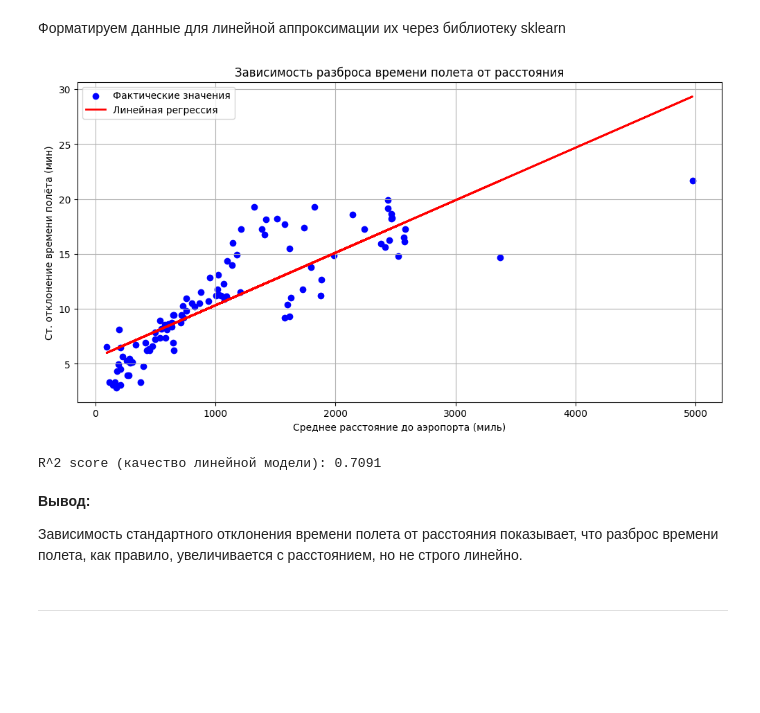
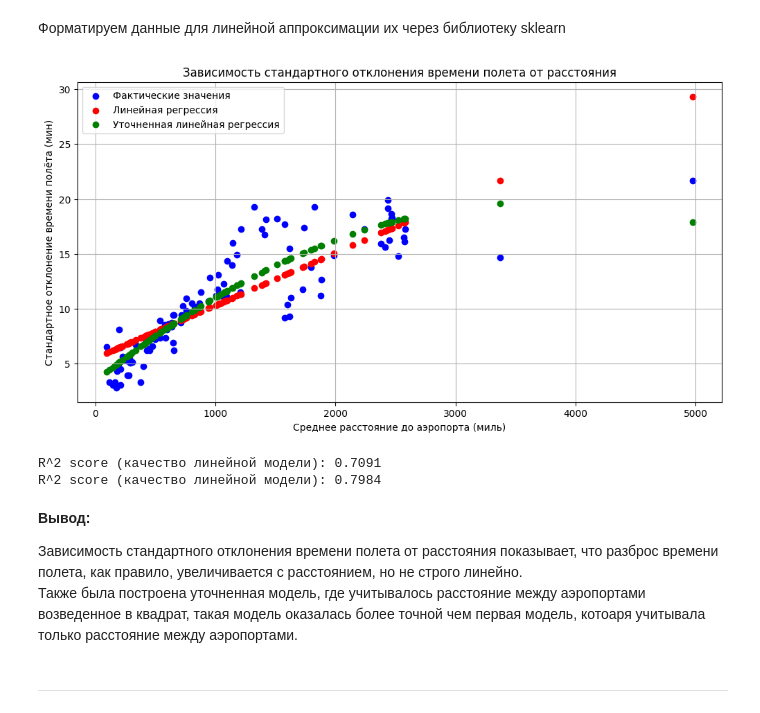
Before and after one commit to ivanirz/mfk_stat_project, a Jupyter notebook: irz_mfk.ipynb, the cells around one changed output. Saved outputs shown, nothing was run; the diff lists cells and outputs as text; code cells hidden in the pictures; blank space fills up the shorter version.

```diff
--- a/irz_mfk.ipynb
+++ b/irz_mfk.ipynb
@@ -264,9 +264,12 @@ data = pd.DataFrame({
 # %%
 # Подготовка признаков для модели
 X = data["distance"].values.reshape(-1, 1)       # 2D массив для sklearn
-y = data["std_airtime"].values                   # 1D массив — target
+y = data["std_airtime"].values                   # 1D массив
 
 # Линейная регрессия
 model = LinearRegression()
 model.fit(X, y)
 y_pred = model.predict(X)
+# Группируем по аэропорту и считаем количество рейсов
+# flight_counts = df.groupby('dest').size().reset_index(name='num_flights')
+data['distance_squared'] = data['distance'] ** 2
@@ -273,24 +278,33 @@ y_pred = model.predict(X)
+# %%
+X_extended = data[['distance', 'distance_squared']].values#.reshape(-1,1)
+model_extended = LinearRegression()
+model_extended.fit(X_extended, y)
+y_pred_extended = model_extended.predict(X_extended)
 # %%
-# График
 plt.figure(figsize=(12, 6))
+# Фактические значения
 plt.scatter(X, y, color='blue', label='Фактические значения')
-plt.plot(X, y_pred, color='red', linewidth=2, label='Линейная регрессия')
+plt.scatter(X, y_pred, color='red', label='Линейная регрессия')
+plt.scatter(X, y_pred_extended, color='green', label='Уточненная линейная регрессия')
 plt.xlabel("Среднее расстояние до аэропорта (миль)")
-plt.ylabel("Ст. отклонение времени полёта (мин)")
-plt.title("Зависимость разброса времени полета от расстояния")
+plt.ylabel("Стандартное отклонение времени полёта (мин)")
+plt.title("Зависимость стандартного отклонения времени полета от расстояния")
 plt.legend()
 plt.grid(True)
 plt.show()
 
 # оценка точности модели
 print(f"R^2 score (качество линейной модели): {r2_score(y, y_pred):.4f}")
+print(f"R^2 score (качество линейной модели): {r2_score(y, y_pred_extended):.4f}")
 # %% [output]
-[figure, old version]
+[figure, new version]
 R^2 score (качество линейной модели): 0.7091
+R^2 score (качество линейной модели): 0.7984
 # %% [markdown]
 **Вывод:**
 
 Зависимость стандартного отклонения времени полета от расстояния показывает, что разброс времени полета, как правило, увеличивается с расстоянием, но не строго линейно.
+Также была построена уточненная модель, где учитывалось расстояние между аэропортами возведенное в квадрат, такая модель оказалась более точной чем первая модель, котоаря учитывала только расстояние между аэропортами.
 # %% [markdown]
 -----
 # %% [markdown]
```
Also changed, not shown: parts of 5 cells of this notebook.
